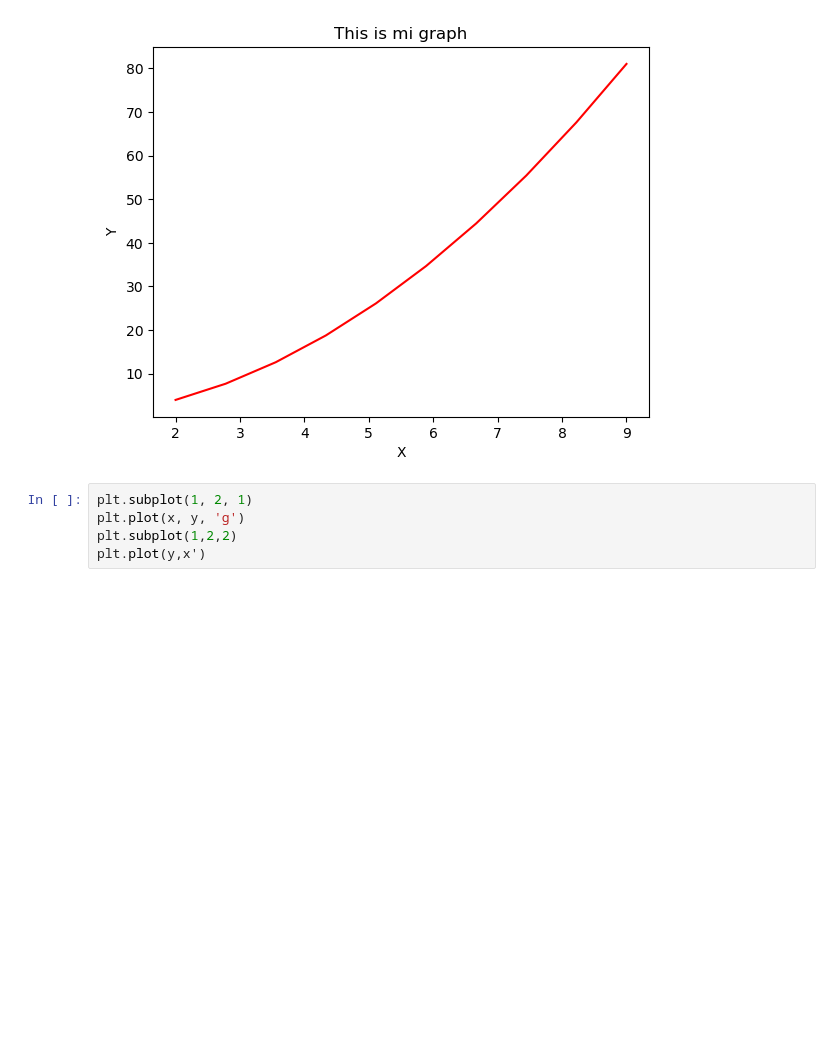
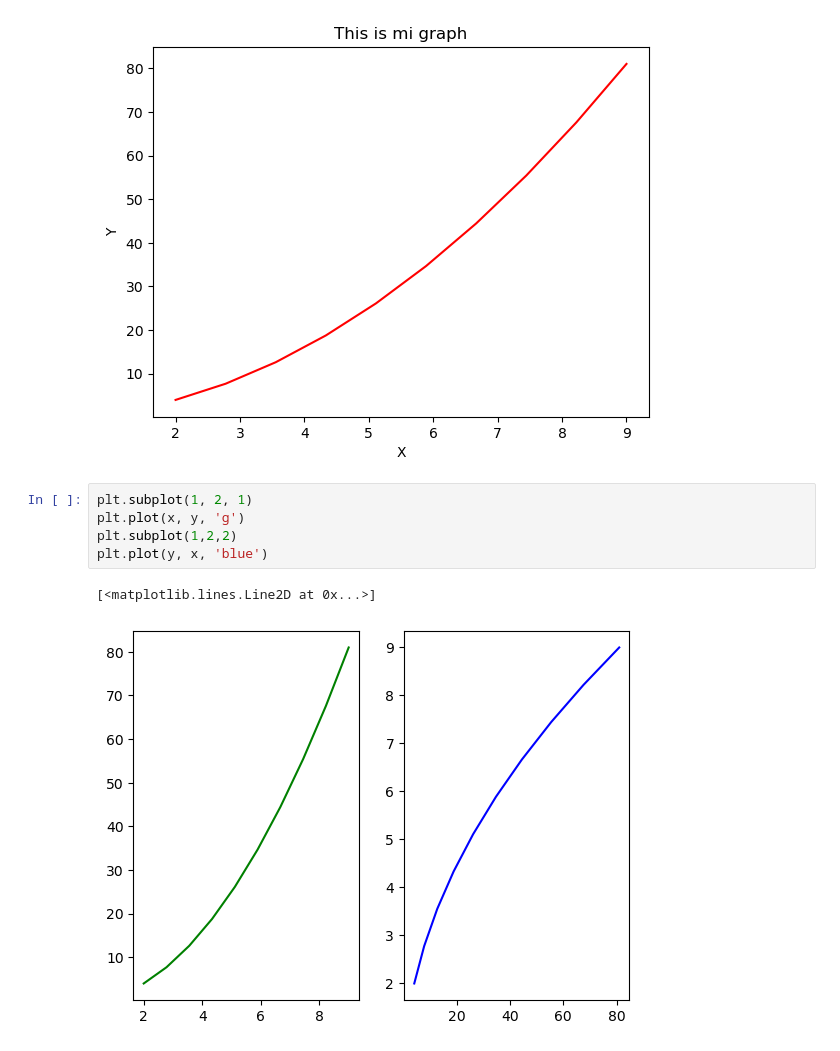
Before and after one commit to clog10/Machine-Learning, a Jupyter notebook: MatplotLib/Matplotlib.ipynb, the cells around one changed output. Drawn from its saved outputs; the diff is of its cells as text; blank space fills up the shorter version.

Commit message:
OPP graphs

```diff
--- a/MatplotLib/Matplotlib.ipynb
+++ b/MatplotLib/Matplotlib.ipynb
@@ -26,5 +26,8 @@ plt.show()
 # %%
 plt.subplot(1, 2, 1)
 plt.plot(x, y, 'g')
 plt.subplot(1,2,2)
-plt.plot(y,x')
+plt.plot(y, x, 'blue')
+# %% [output]
+[<matplotlib.lines.Line2D at 0x...>]
+[figure, added]
```
Also changed, not shown: parts of 3 cells of this notebook.
